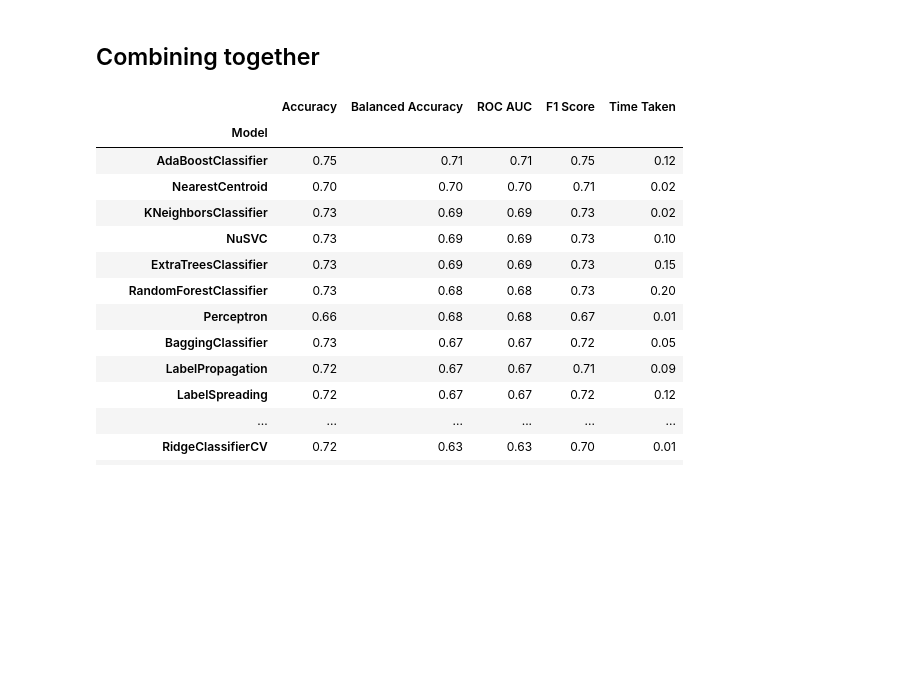
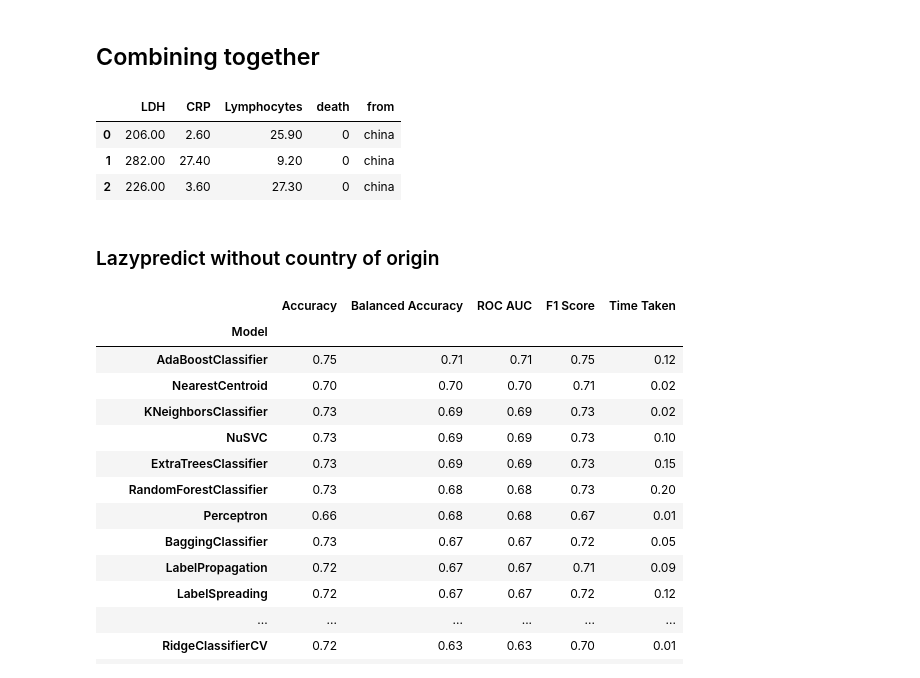
Before and after one commit to mini-pw/2021L-WB-ML, a Jupyter notebook: DeepJajo/raport_v3/lazy_classifier.ipynb, the cells around one changed output. Drawn from its saved outputs; the diff is of its cells as text; code cells hidden in the pictures; blank space fills up the shorter version.

```diff
--- a/DeepJajo/raport_v3/lazy_classifier.ipynb
+++ b/DeepJajo/raport_v3/lazy_classifier.ipynb
@@ -10,17 +10,12 @@ from copy import deepcopy
 # %%
 netherlands = pd.read_excel('../data/42256_2020_253_MOESM1_ESM.xlsx', engine = 'openpyxl')
 
-df = netherlands[["Age", "Gender", "LD", "CRP", "Percentage lymphocytes", "Survival/death"]]
+df = netherlands[["LD", "CRP", "Percentage lymphocytes", "Survival/death"]]
 df = df.assign(death = np.where(df["Survival/death"] == 'Alive', 0, 1))
-df = df[["Age", "Gender", "LD", "CRP", "Percentage lymphocytes", "death"]]
-X = df.drop("death", axis = 1)
-y_netherlands = df.death
 netherlands = df
-y_netherlands = df.death
-netherlands = netherlands.iloc[:,2:-1]
-netherlands['death'] = y_netherlands
 netherlands['from'] = 'netherlands'
 netherlands = netherlands.rename(columns = { 'Percentage lymphocytes':'Lymphocytes', 'LD':'LDH'})
+netherlands = netherlands[["LDH", "CRP", "Lymphocytes", "death", "from"]]
 # %% [markdown]
 ### China
 # %%
@@ -43,11 +38,9 @@ china = china.reset_index(drop = True)
 ny = pd.read_csv('~/Downloads/Yan_reply_First_last_wtime.csv')
 y_ny = ny.iloc[:,1]
 newyork = ny.iloc[:,[5,6,7]]
-newyork = newyork.rename(columns = {'First_LDH':'LDH',
-                                      'First_CRP':'CRP',
-                                      'First_Lymph':'Lymphocytes'})
+newyork['death'] = y_ny
 newyork['from'] = 'newyork'
-newyork['death'] = y_ny
+newyork.columns = ['LDH', 'CRP', 'Lymphocytes', 'death', 'from']
 # %% [markdown]
 ## Combining together
 # %%
@@ -55,6 +48,15 @@ nations = china.append([newyork, netherlands])
 nations['death'] = nations.death.astype('int')
 nations = nations.reset_index(drop=True)
 # nations.to_csv("all.csv")
+# %%
+nations.head(3)
+# %% [output]
+|  | LDH | CRP | Lymphocytes | death | from |
+| 0 | 206.00 | 2.60 | 25.90 | 0 | china |
+| 1 | 282.00 | 27.40 | 9.20 | 0 | china |
+| 2 | 226.00 | 3.60 | 27.30 | 0 | china |
+# %% [markdown]
+### Lazypredict without country of origin
 # %%
 # nations = pd.read_csv('all.csv')
 X = nations[['LDH','CRP','Lymphocytes']]
```
Also changed, not shown: parts of 3 cells of this notebook.
